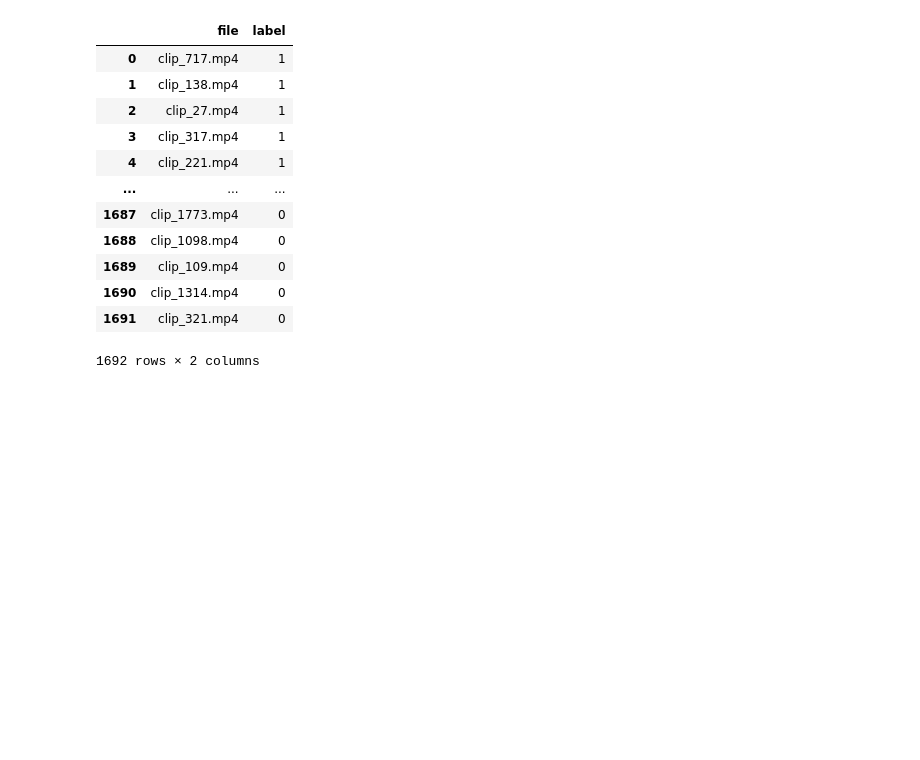
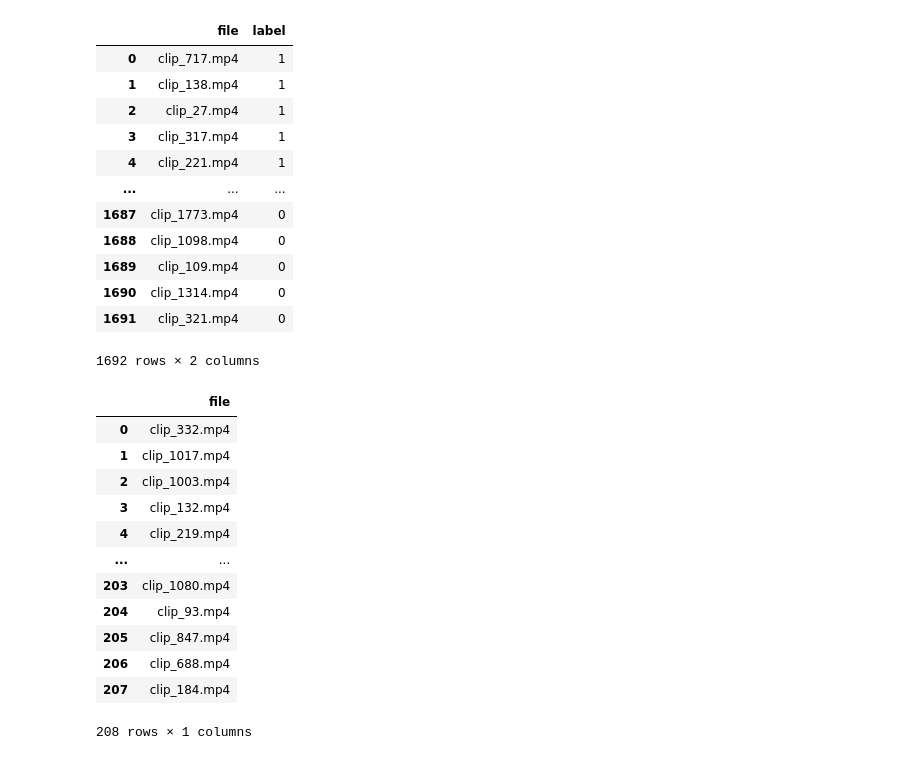
Before and after one commit to Aytijha/LeBron_Or_Not, a Jupyter notebook: Directory_to_CSV.ipynb, the cells around one changed output. Cells and saved outputs as stored; diff of their text form; code cells hidden in the pictures; blank space fills up the shorter version.

Commit message:
test dataset created

```diff
--- a/Directory_to_CSV.ipynb
+++ b/Directory_to_CSV.ipynb
@@ -46,0 +62,18 @@ df
+# %%
+import pandas as pd
+df = pd.read_csv('test.csv')
+df
+# %% [output]
+|  | file |
+| 0 | clip_332.mp4 |
+| 1 | clip_1017.mp4 |
+| 2 | clip_1003.mp4 |
+| 3 | clip_132.mp4 |
+| 4 | clip_219.mp4 |
+| ... | ... |
+| 203 | clip_1080.mp4 |
+| 204 | clip_93.mp4 |
+| 205 | clip_847.mp4 |
+| 206 | clip_688.mp4 |
+| 207 | clip_184.mp4 |
+208 rows × 1 columns
```
Also changed, not shown: parts of 1 cell of this notebook.
